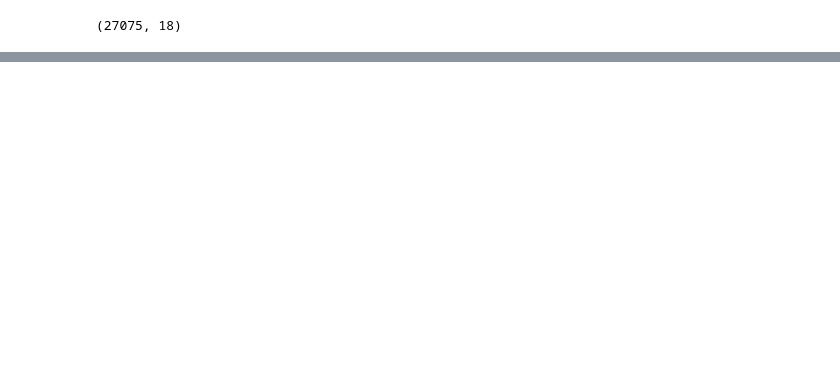
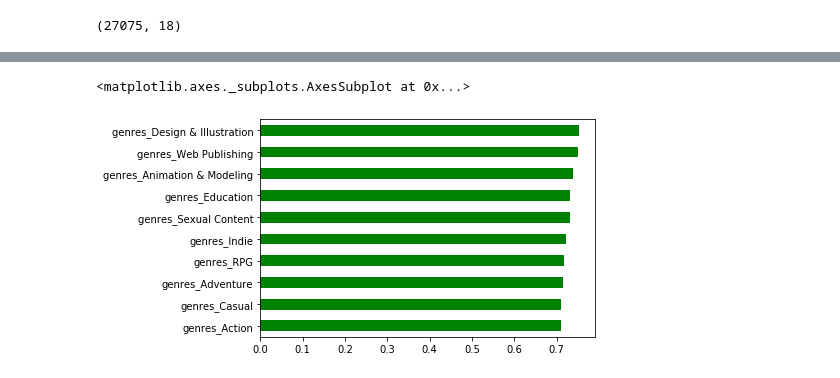
Before and after one commit to Benk195/Steam-Predictions, a Jupyter notebook: Steam Ratings.ipynb, the cells around one changed output, grey strips where cells are left out. Saved outputs shown, nothing was run; the diff lists cells and outputs as text; code cells hidden in the pictures; blank space fills up the shorter version.

```diff
--- a/Steam Ratings.ipynb
+++ b/Steam Ratings.ipynb
@@ -201,0 +207,22 @@ The rsquared on the training data was 0.09378956314114162.  The rsquared on the
+# %%
+'''
+Build dataframe with genre flags to include rating %
+'''
+
+df_analysis = reg_def[['positive_rating_pct']]
+unique_genres = list(cat_vars['genres'].str.split(';').str[0].unique())
+
+for genre in unique_genres:
+    next_genre = reg_def[["genres_"+genre]]
+    df_analysis = df_analysis.join(next_genre)
+# %%
+'''
+Calculate average rating by genre
+'''
+
+genre_cols = [col for col in df_analysis.columns if 'genres' in col]
+
+for column in df_analysis[genre_cols]:
+    av_rating[column] = df_analysis.loc[df_analysis[column] == 1, ['positive_rating_pct']].loc[:,"positive_rating_pct"].mean()
+
+av_rating = av_rating.sort_values()
@@ -201,0 +247,7 @@ The rsquared on the training data was 0.09378956314114162.  The rsquared on the
+# %%
+'''Best rated genres'''
+
+av_rating.tail(10).plot(kind='barh', color=['green'])
+# %% [output]
+<matplotlib.axes._subplots.AxesSubplot at 0x...>
+[figure, added]
```
Also changed, not shown: parts of 34 cells of this notebook, 1 other file.
